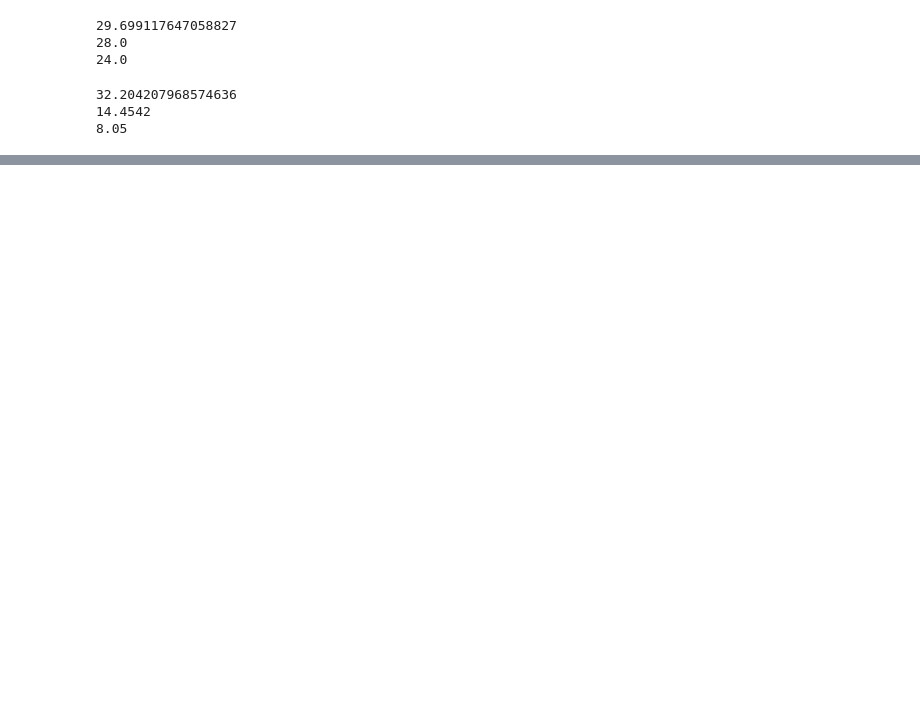
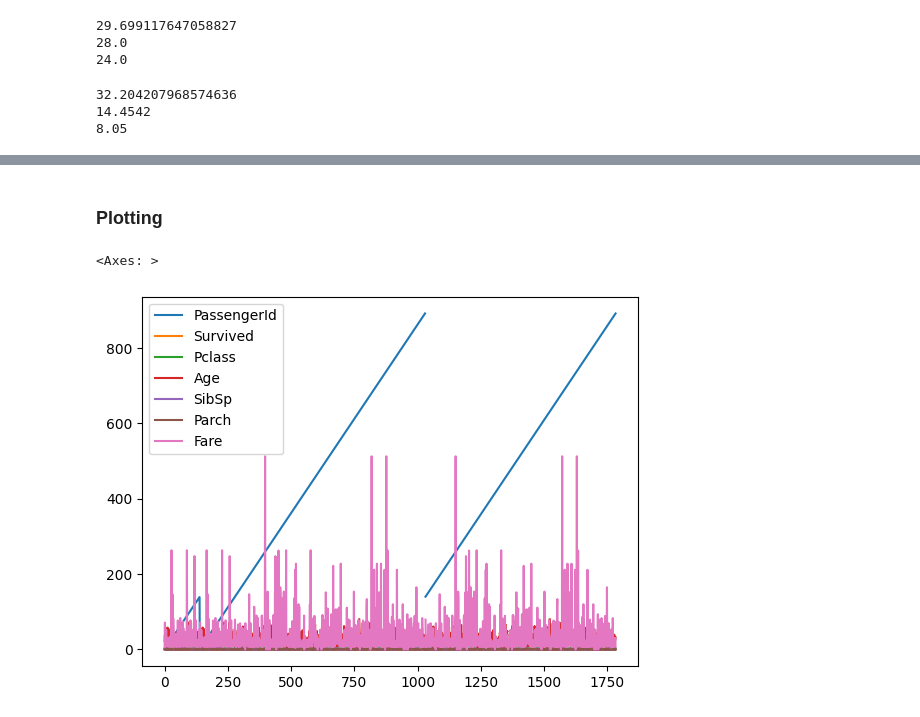
Before and after one commit to Digvijay1000/Pandas, a Jupyter notebook: Digvi_start_to_end_pandas.ipynb, the cells around one changed output, grey strips where cells are left out. Drawn from its saved outputs; the diff is of its cells as text; code cells hidden in the pictures; blank space fills up the shorter version.

```diff
--- a/Digvi_start_to_end_pandas.ipynb
+++ b/Digvi_start_to_end_pandas.ipynb
@@ -1222,0 +1413,7 @@ print(titanic['Fare'].mode()[0])
+# %% [markdown]
+### Plotting
+# %%
+titanic.plot()
+# %% [output]
+<Axes: >
+[figure, added]
```
Also changed, not shown: parts of 37 cells of this notebook.
